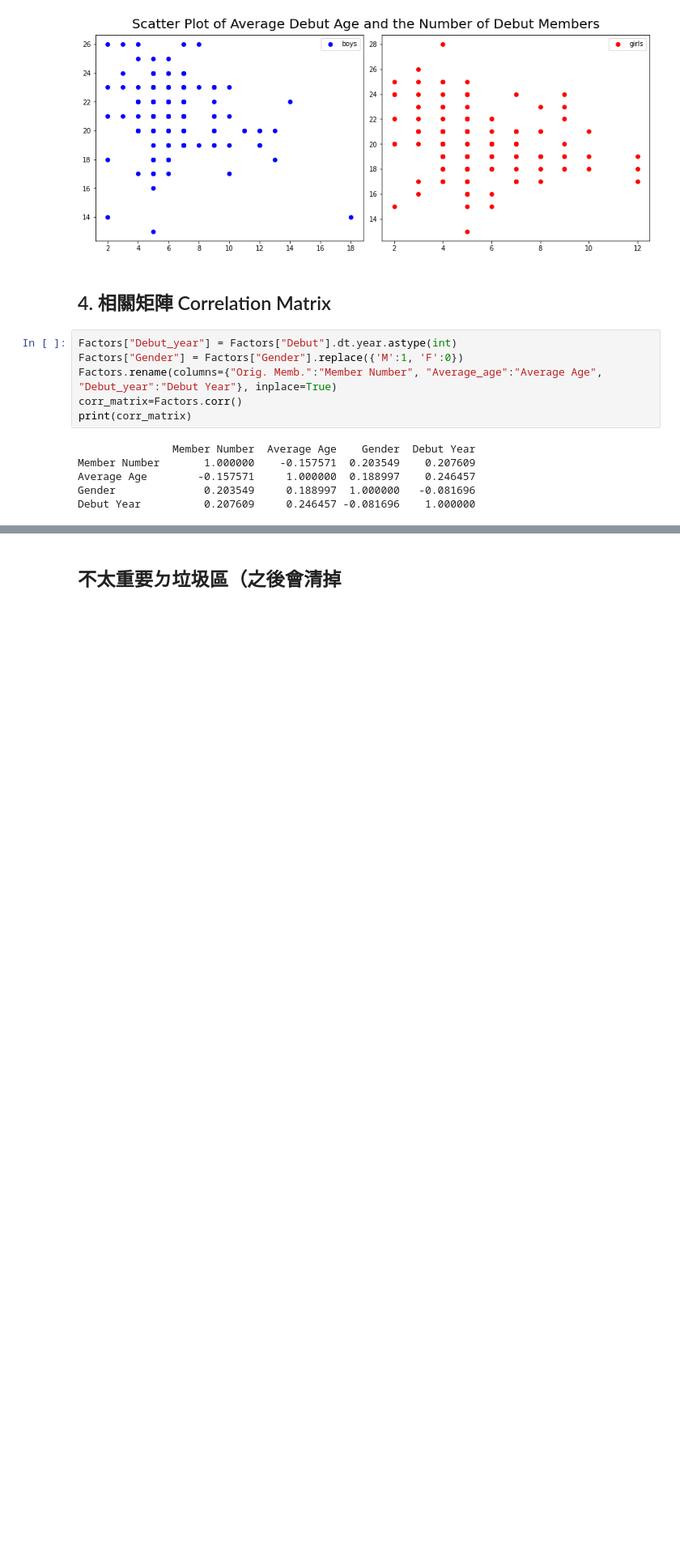
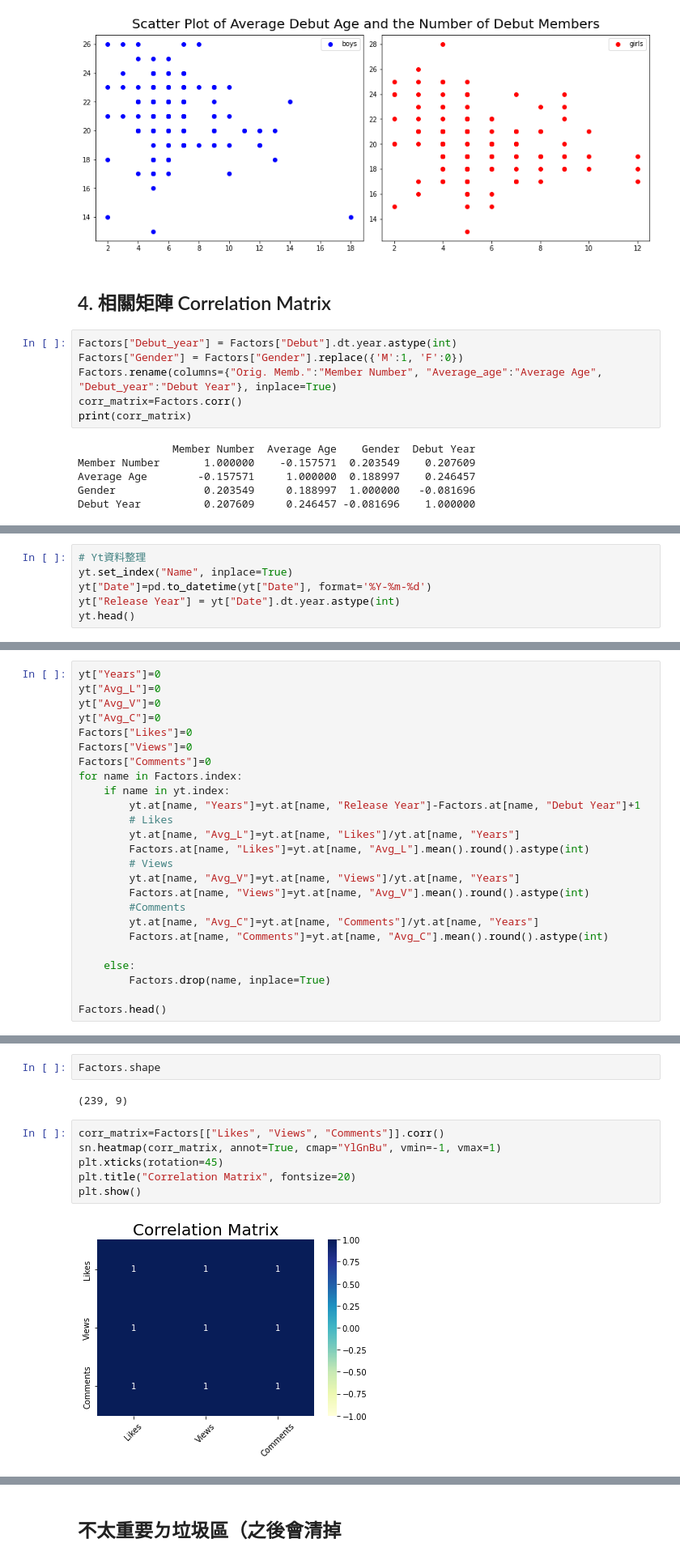
Before and after one commit to sleeping-psystudent/Dspy-Final-Project, a Jupyter notebook: Relation_analysis.ipynb, the cells around one changed output, grey strips where cells are left out. Shown at 81% size. Drawn from its saved outputs; the diff is of its cells as text; blank space fills up the shorter version.

```diff
--- a/Relation_analysis.ipynb
+++ b/Relation_analysis.ipynb
@@ -208,0 +217,6 @@ plt.show()
+# %%
+# Yt資料整理
+yt.set_index("Name", inplace=True)
+yt["Date"]=pd.to_datetime(yt["Date"], format='%Y-%m-%d')
+yt["Release Year"] = yt["Date"].dt.year.astype(int)
+yt.head()
@@ -208,0 +231,25 @@ plt.show()
+# %%
+yt["Years"]=0
+yt["Avg_L"]=0
+yt["Avg_V"]=0
+yt["Avg_C"]=0
+Factors["Likes"]=0
+Factors["Views"]=0
+Factors["Comments"]=0
+for name in Factors.index:
+    if name in yt.index:
+        yt.at[name, "Years"]=yt.at[name, "Release Year"]-Factors.at[name, "Debut Year"]+1
+        # Likes
+        yt.at[name, "Avg_L"]=yt.at[name, "Likes"]/yt.at[name, "Years"]
+        Factors.at[name, "Likes"]=yt.at[name, "Avg_L"].mean().round().astype(int)
+        # Views
+        yt.at[name, "Avg_V"]=yt.at[name, "Views"]/yt.at[name, "Years"]
+        Factors.at[name, "Views"]=yt.at[name, "Avg_V"].mean().round().astype(int)
+        #Comments
+        yt.at[name, "Avg_C"]=yt.at[name, "Comments"]/yt.at[name, "Years"]
+        Factors.at[name, "Comments"]=yt.at[name, "Avg_C"].mean().round().astype(int)
+
+    else:
+        Factors.drop(name, inplace=True)
+
+Factors.head()
@@ -208,0 +264,12 @@ plt.show()
+# %%
+Factors.shape
+# %% [output]
+(239, 9)
+# %%
+corr_matrix=Factors[["Likes", "Views", "Comments"]].corr()
+sn.heatmap(corr_matrix, annot=True, cmap="YlGnBu", vmin=-1, vmax=1)
+plt.xticks(rotation=45)
+plt.title("Correlation Matrix", fontsize=20)
+plt.show()
+# %% [output]
+[figure, added]
```
Also changed, not shown: parts of 15 cells of this notebook, 2 other files.
